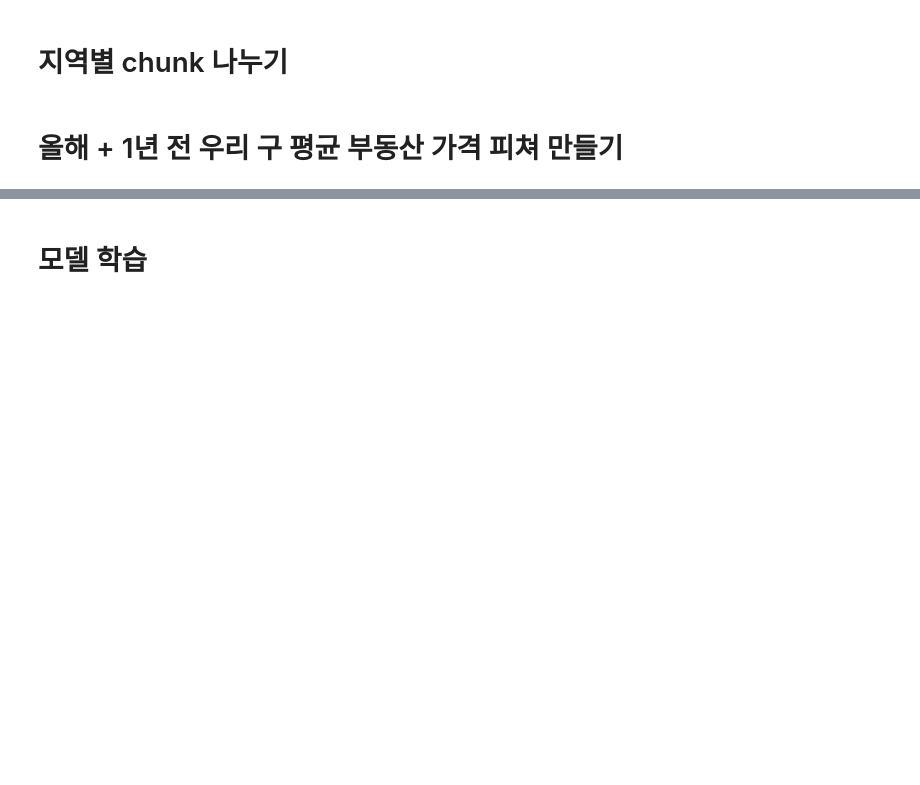
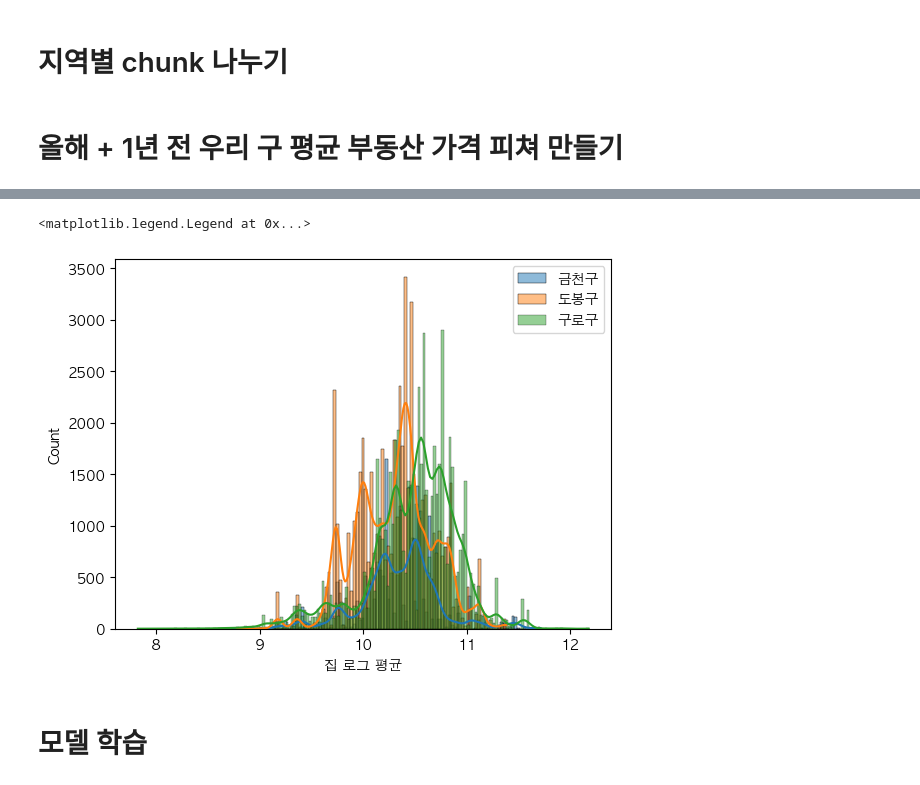
Before and after one commit to UpstageAILab3/upstage-ml-regression-ml12-pub, a Jupyter notebook: region2-1.ipynb, the cells around one changed output, grey strips where cells are left out. Saved outputs shown, nothing was run; the diff lists cells and outputs as text; code cells hidden in the pictures; blank space fills up the shorter version.

```diff
--- a/region2-1.ipynb
+++ b/region2-1.ipynb
@@ -82,3 +120,12 @@ for region in regions:
+# %%
+good_regions = ['금천구', '도봉구', '구로구']
+
+for region in good_regions:
+    sns.histplot(data=chunks[region], x='집 로그 평균', kde=True, label = region)
+plt.legend()
+# %% [output]
+<matplotlib.legend.Legend at 0x...>
+[figure, added]
 # %% [markdown]
 # 모델 학습
 # %%
```
Also changed, not shown: parts of 11 cells of this notebook, 12 other files.
